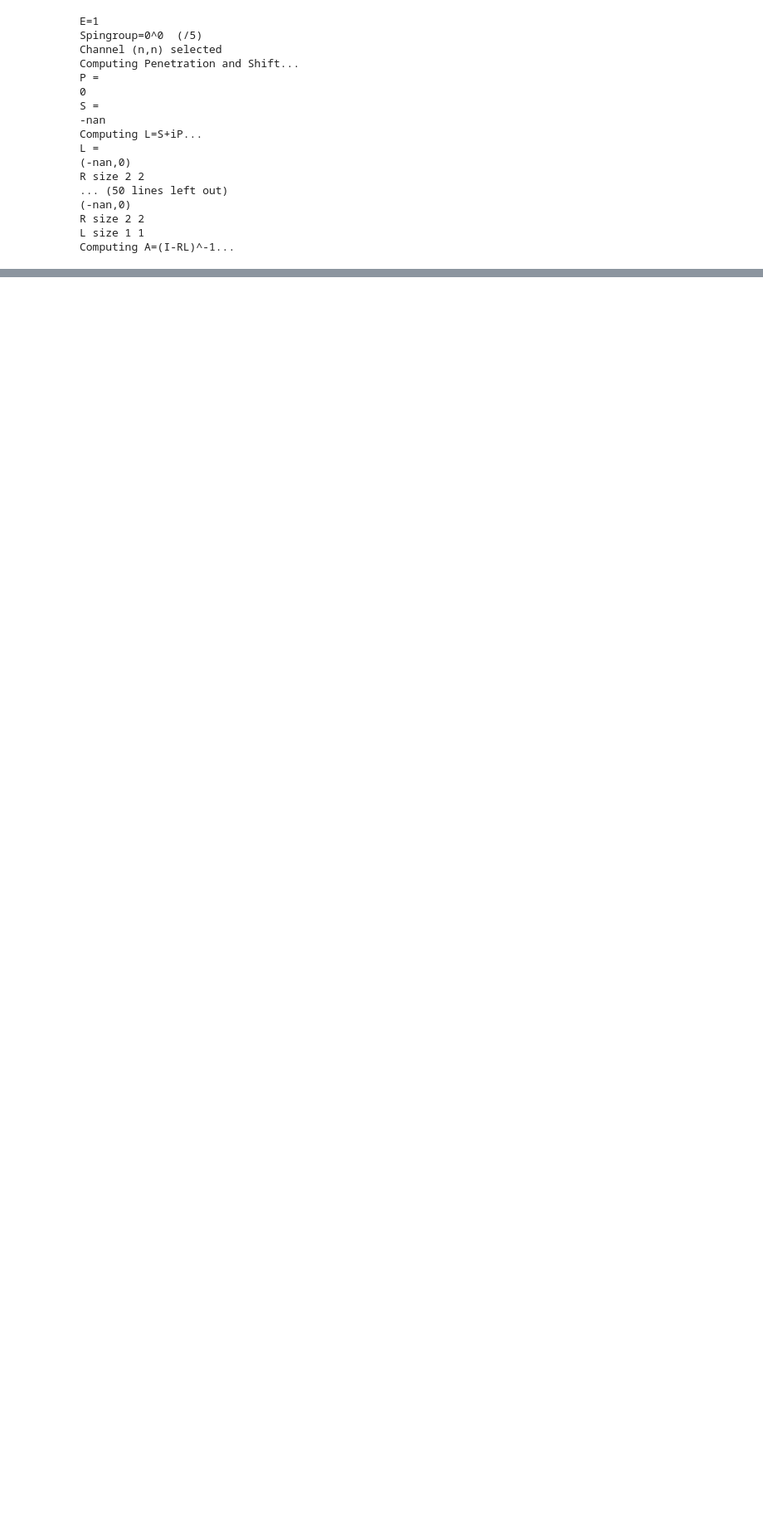
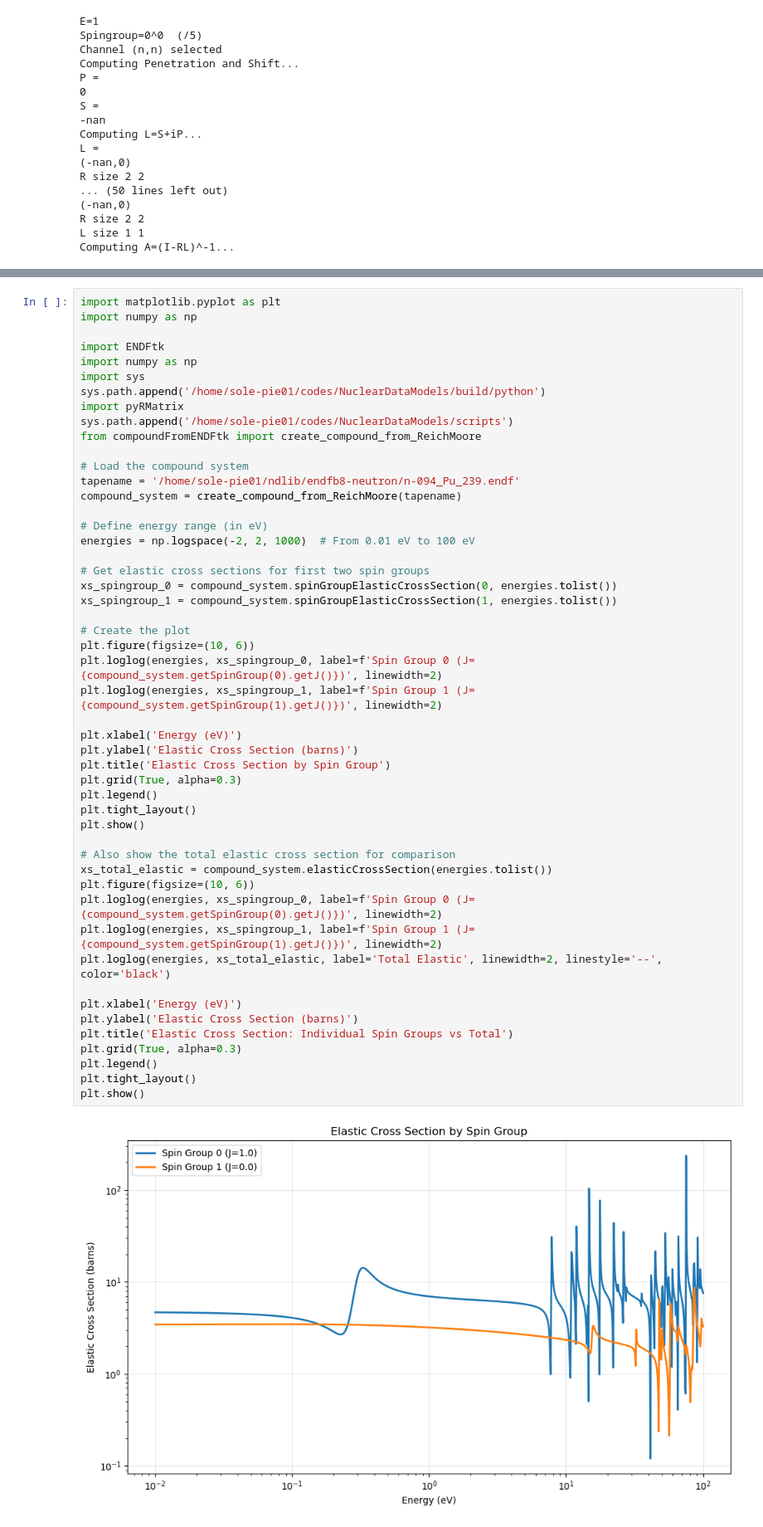
Before and after one commit to Pierresole/NuclearDataModels, a Jupyter notebook: notebooks/RMatrix/resonan_from_endfTK_LRF7.ipynb, the cells around one changed output, grey strips where cells are left out. Shown: that part at 83% size. Cells and saved outputs as stored; diff of their text form; blank space fills up the shorter version.

```diff
--- a/notebooks/RMatrix/resonan_from_endfTK_LRF7.ipynb
+++ b/notebooks/RMatrix/resonan_from_endfTK_LRF7.ipynb
@@ -325,0 +394,52 @@ Computing A=(I-RL)^-1...
+# %%
+import matplotlib.pyplot as plt
+import numpy as np
+
+import ENDFtk
+import numpy as np
+import sys
+sys.path.append('/home/sole-pie01/codes/NuclearDataModels/build/python')
+import pyRMatrix
+sys.path.append('/home/sole-pie01/codes/NuclearDataModels/scripts')
+from compoundFromENDFtk import create_compound_from_ReichMoore
+
+# Load the compound system
+tapename = '/home/sole-pie01/ndlib/endfb8-neutron/n-094_Pu_239.endf'
+compound_system = create_compound_from_ReichMoore(tapename)
+
+# Define energy range (in eV)
+energies = np.logspace(-2, 2, 1000)  # From 0.01 eV to 100 eV
+
+# Get elastic cross sections for first two spin groups
+xs_spingroup_0 = compound_system.spinGroupElasticCrossSection(0, energies.tolist())
+xs_spingroup_1 = compound_system.spinGroupElasticCrossSection(1, energies.tolist())
+
+# Create the plot
+plt.figure(figsize=(10, 6))
+plt.loglog(energies, xs_spingroup_0, label=f'Spin Group 0 (J={compound_system.getSpinGroup(0).getJ()})', linewidth=2)
+plt.loglog(energies, xs_spingroup_1, label=f'Spin Group 1 (J={compound_system.getSpinGroup(1).getJ()})', linewidth=2)
+
+plt.xlabel('Energy (eV)')
+plt.ylabel('Elastic Cross Section (barns)')
+plt.title('Elastic Cross Section by Spin Group')
+plt.grid(True, alpha=0.3)
+plt.legend()
+plt.tight_layout()
+plt.show()
+
+# Also show the total elastic cross section for comparison
+xs_total_elastic = compound_system.elasticCrossSection(energies.tolist())
+plt.figure(figsize=(10, 6))
+plt.loglog(energies, xs_spingroup_0, label=f'Spin Group 0 (J={compound_system.getSpinGroup(0).getJ()})', linewidth=2)
+plt.loglog(energies, xs_spingroup_1, label=f'Spin Group 1 (J={compound_system.getSpinGroup(1).getJ()})', linewidth=2)
+plt.loglog(energies, xs_total_elastic, label='Total Elastic', linewidth=2, linestyle='--', color='black')
+
+plt.xlabel('Energy (eV)')
+plt.ylabel('Elastic Cross Section (barns)')
+plt.title('Elastic Cross Section: Individual Spin Groups vs Total')
+plt.grid(True, alpha=0.3)
+plt.legend()
+plt.tight_layout()
+plt.show()
+# %% [output]
+[figure, added]
```
Also changed, not shown: parts of 15 cells of this notebook, 10 other files.
